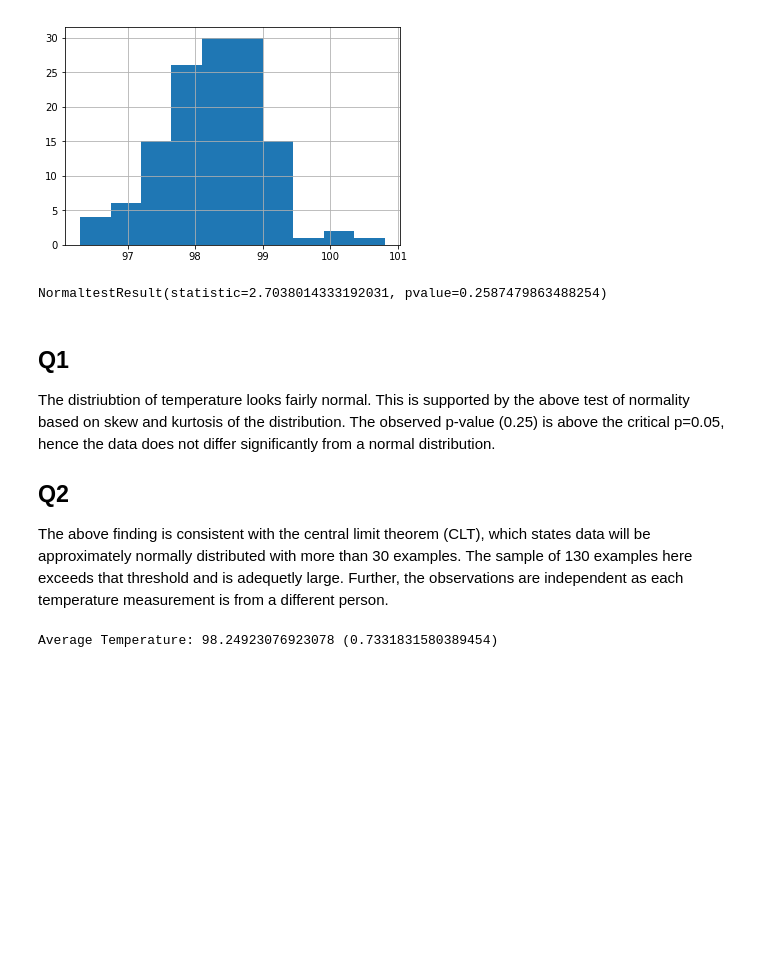
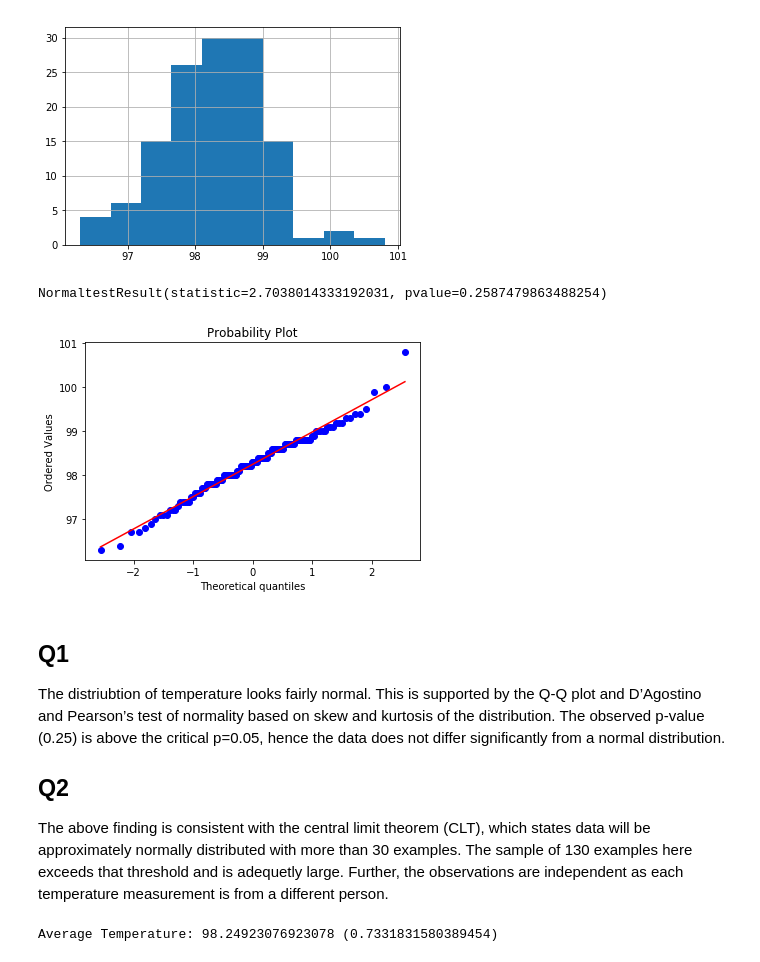
Before and after one commit to SyncingRhythms/inferential-statistics, a Jupyter notebook: testing_normal_body_temp.ipynb, the cells around one changed output. Cells and saved outputs as stored; diff of their text form; code cells hidden in the pictures; blank space fills up the shorter version.

```diff
--- a/testing_normal_body_temp.ipynb
+++ b/testing_normal_body_temp.ipynb
@@ -75,14 +75,17 @@ df.temperature.hist()
 # %% [output]
 <matplotlib.axes._subplots.AxesSubplot at 0x...>
 [figure]
-# %%
-normaltest(df.temperature)
-# %% [output]
-NormaltestResult(statistic=2.7038014333192031, pvalue=0.2587479863488254)
+# %%
+print(normaltest(df.temperature))
+st.probplot(df.temperature, dist='norm', plot=plt)
+plt.show()
+# %% [output]
+NormaltestResult(statistic=2.7038014333192031, pvalue=0.2587479863488254)
+[figure, added]
 # %% [markdown]
 ## Q1
 
-The distriubtion of temperature looks fairly normal. This is supported by the above test of normality based on skew and kurtosis of the distribution. The observed p-value (0.25) is above the critical p=0.05, hence the data does not differ significantly from a normal distribution.
+The distriubtion of temperature looks fairly normal. This is supported by the Q-Q plot and D’Agostino and Pearson’s test of normality based on skew and kurtosis of the distribution. The observed p-value (0.25) is above the critical p=0.05, hence the data does not differ significantly from a normal distribution.
 
 ## Q2
 
```
Also changed, not shown: parts of 4 cells of this notebook.
